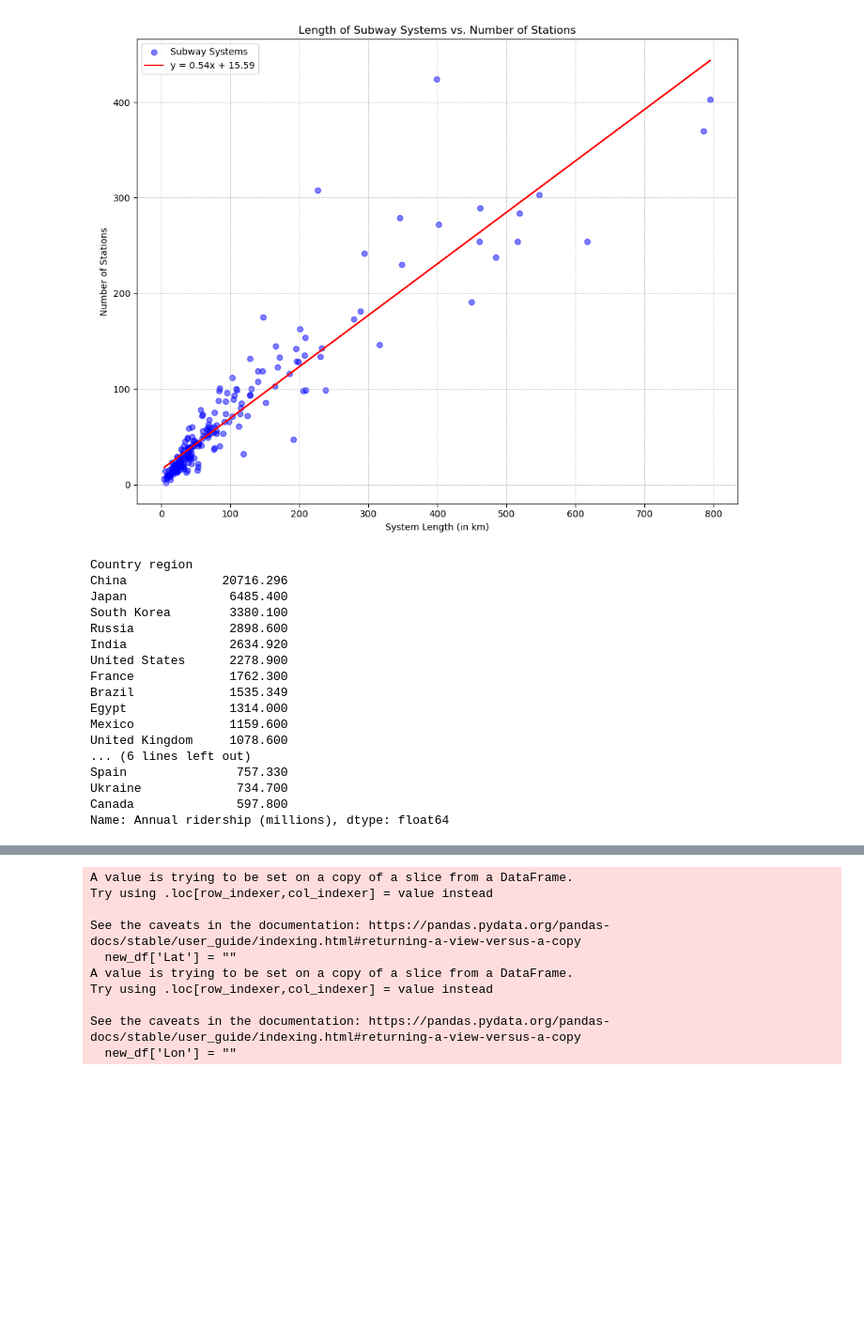
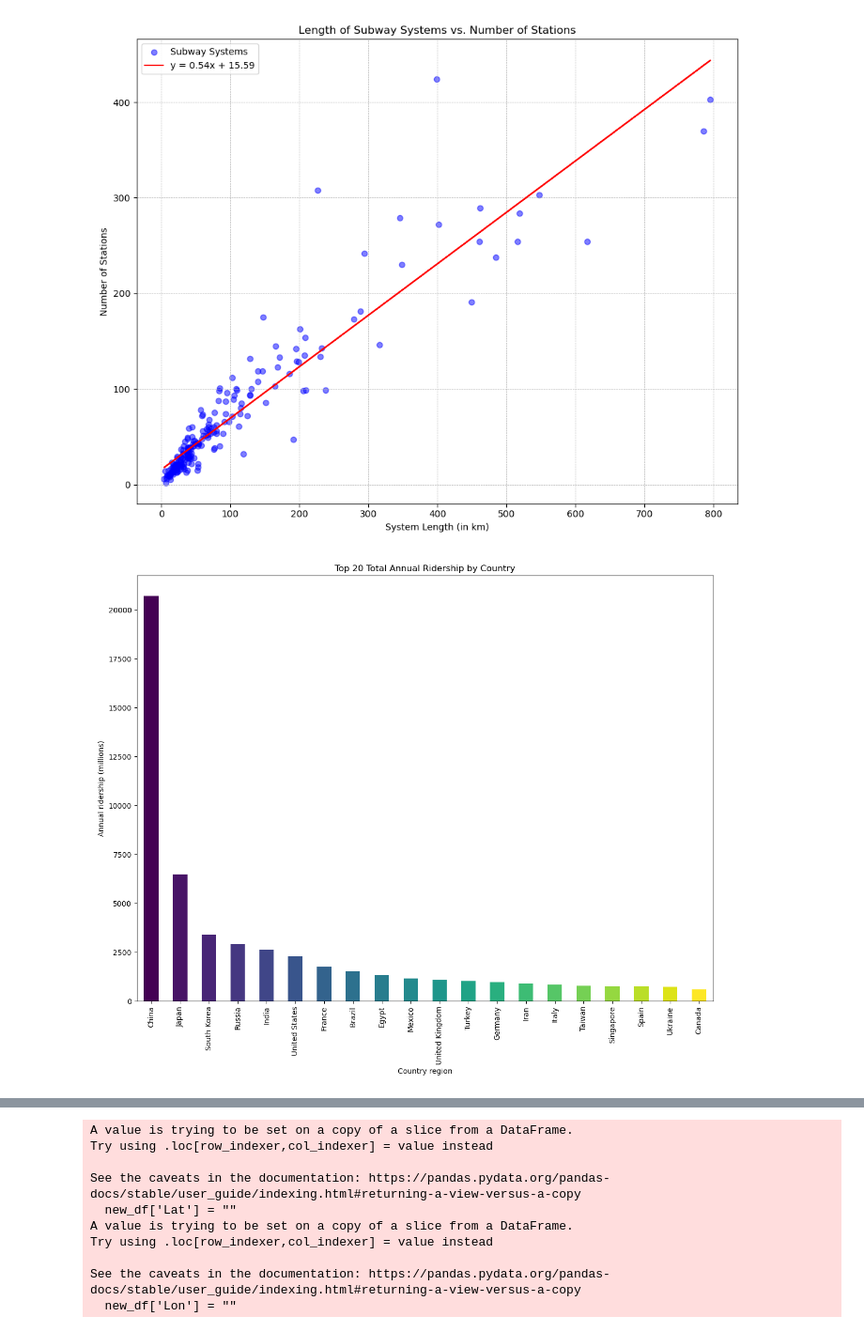
Before and after one commit to gituseraccount1/Project_1, a Jupyter notebook: proj_1.ipynb, the cells around one changed output, grey strips where cells are left out. Shown at 94% size. Cells and saved outputs as stored; diff of their text form; code cells hidden in the pictures; blank space fills up the shorter version.

```diff
--- a/proj_1.ipynb
+++ b/proj_1.ipynb
@@ -349,25 +351,24 @@ The r-value is: 0.8668702881131904
 # %%
 #bar plot top 20 number of passenger subway systems by country  with color of bar by country    E
 # total number of subway riders by country
 country_total_ridership = split_transit_df.groupby('Country region')['Annual ridership (millions)'].sum()
 #country_total_ridership
 top_20_country_total_ridership = country_total_ridership.sort_values(ascending=False).head(20)
 top_20_country_total_ridership.head(20)
+
+# Create a bar plot
+colors = plt.cm.viridis(np.linspace(0, 1, 20))  # Creating a colormap of 20 colors
+
+plt.figure(figsize=(12, 10))
+top_20_country_total_ridership.plot(kind='bar', color=colors)
+plt.xlabel('Country region')
+plt.ylabel('Annual ridership (millions)')
+plt.title('Top 20 Total Annual Ridership by Country')
+#plt.gca().invert_yaxis()  # To display the subway system with the longest length at the top
+plt.tight_layout()
+# Save the figure
+plt.savefig("Output/TotalRidershipVsCountry.png")
+# Show the plot
+plt.show()
 # %% [output]
-Country region
-China             20716.296
-Japan              6485.400
-South Korea        3380.100
-Russia             2898.600
-India              2634.920
-United States      2278.900
-France             1762.300
-Brazil             1535.349
-Egypt              1314.000
-Mexico             1159.600
-United Kingdom     1078.600
-... (6 lines left out)
-Spain               757.330
-Ukraine             734.700
-Canada              597.800
-Name: Annual ridership (millions), dtype: float64
+[figure, added]
```
Also changed, not shown: parts of 10 cells of this notebook.
